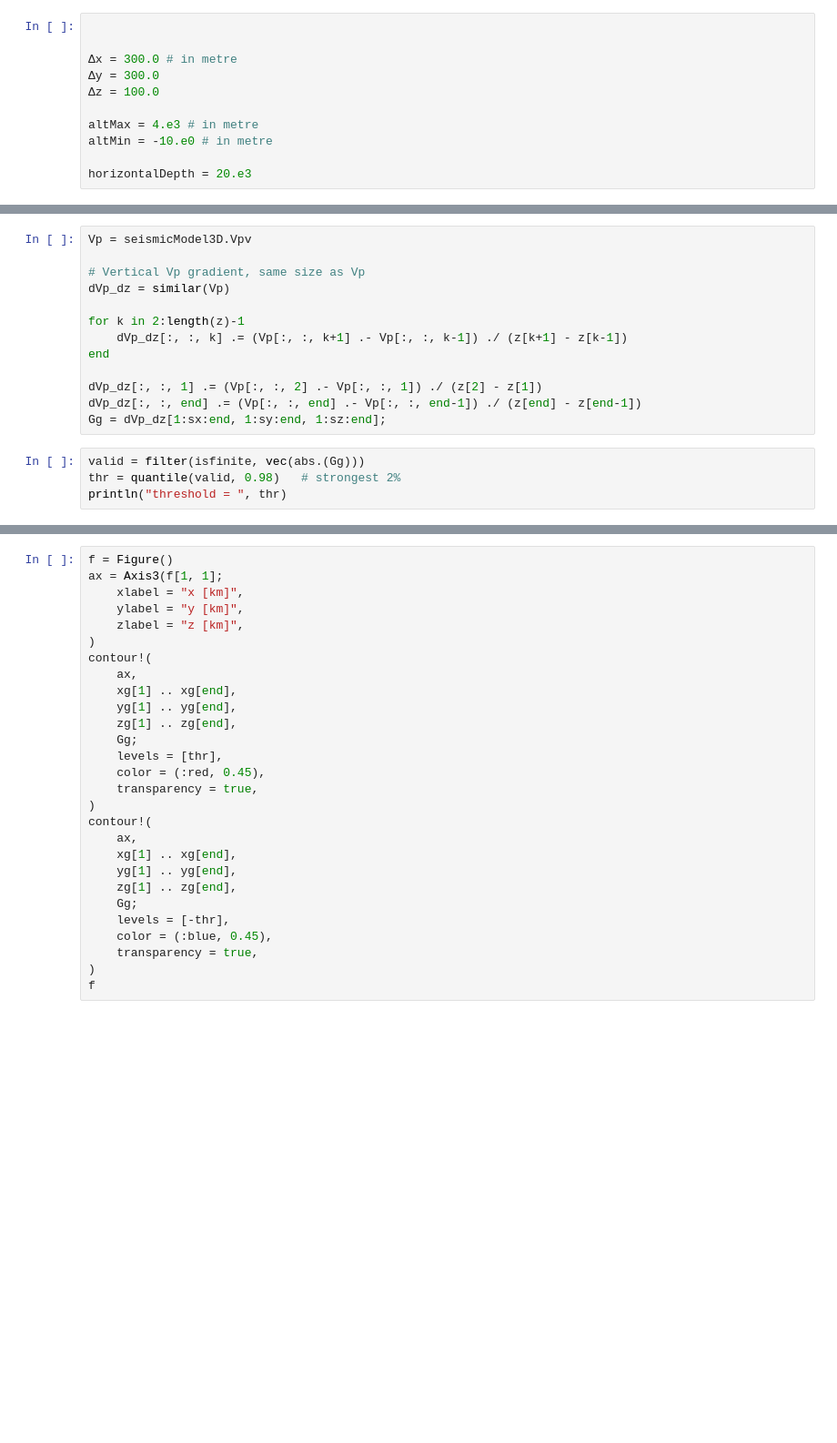
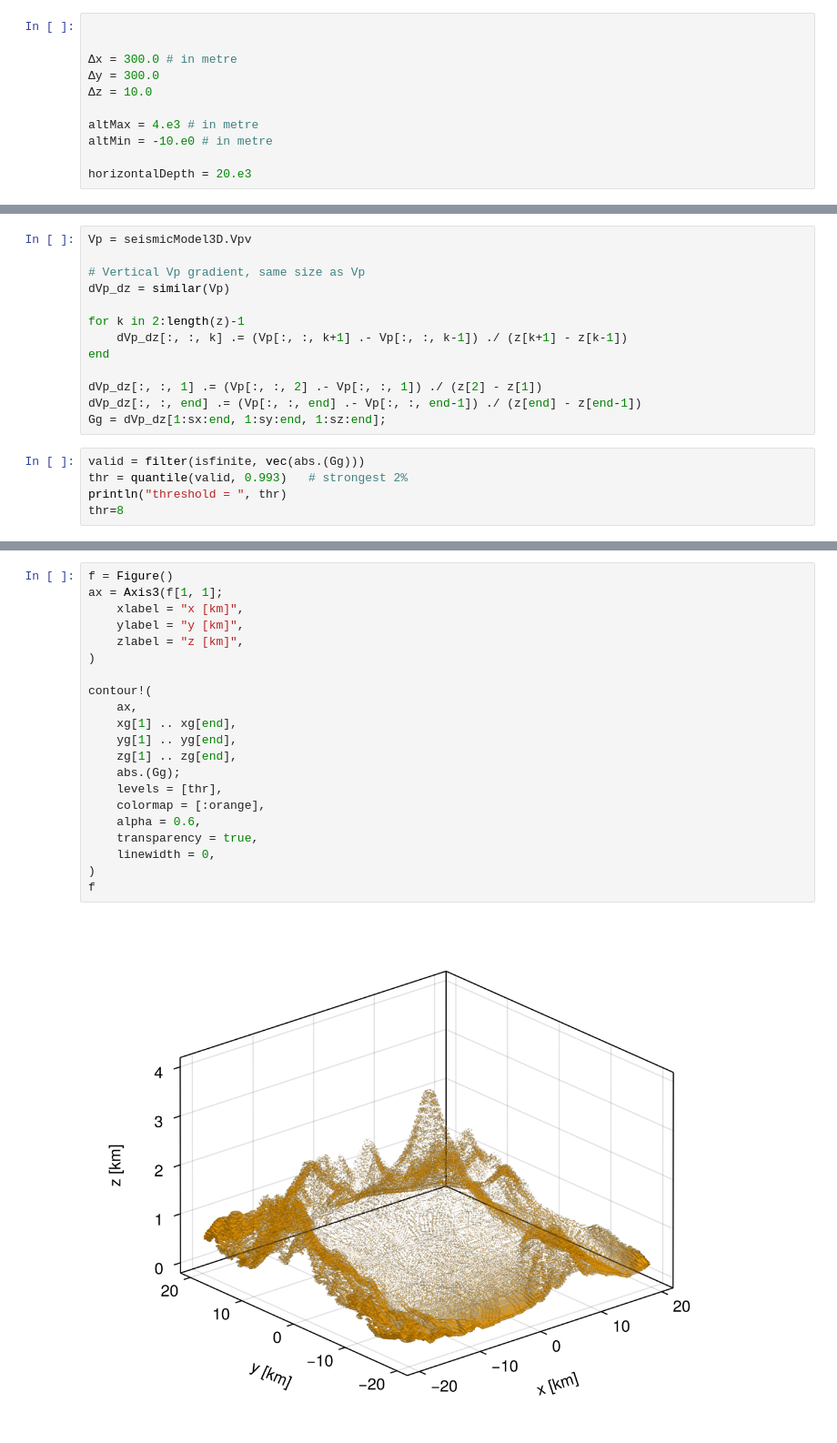
Before and after one commit to seismobassoon/flexOPT, a Jupyter notebook: notebooks/makeTopoWithSismicity.ipynb, the cells around one changed output, grey strips where cells are left out. Shown at 91% size. Saved outputs shown, nothing was run; the diff lists cells and outputs as text; blank space fills up the shorter version.

```diff
--- a/notebooks/makeTopoWithSismicity.ipynb
+++ b/notebooks/makeTopoWithSismicity.ipynb
@@ -32,7 +45,7 @@ p0 = GeoPoint(35.363602,138.726379) # summit of Mt Fuji
 
 Δx = 300.0 # in metre
 Δy = 300.0
-Δz = 100.0
+Δz = 10.0
 
 altMax = 4.e3 # in metre
 altMin = -10.e0 # in metre
@@ -125,5 +171,6 @@ dVp_dz[:, :, end] .= (Vp[:, :, end] .- Vp[:, :, end-1]) ./ (z[end] - z[end-1])
 Gg = dVp_dz[1:sx:end, 1:sy:end, 1:sz:end];
 # %%
 valid = filter(isfinite, vec(abs.(Gg)))
-thr = quantile(valid, 0.98)   # strongest 2%
+thr = quantile(valid, 0.993)   # strongest 2%
 println("threshold = ", thr)
+thr=8
@@ -130,28 +188,23 @@ println("threshold = ", thr)
 # %%
 f = Figure()
 ax = Axis3(f[1, 1];
     xlabel = "x [km]",
     ylabel = "y [km]",
     zlabel = "z [km]",
 )
+
 contour!(
     ax,
     xg[1] .. xg[end],
     yg[1] .. yg[end],
     zg[1] .. zg[end],
-    Gg;
+    abs.(Gg);
     levels = [thr],
-    color = (:red, 0.45),
+    colormap = [:orange],
+    alpha = 0.6,
     transparency = true,
-)
-contour!(
-    ax,
-    xg[1] .. xg[end],
-    yg[1] .. yg[end],
-    zg[1] .. zg[end],
-    Gg;
-    levels = [-thr],
-    color = (:blue, 0.45),
-    transparency = true,
+    linewidth = 0,
 )
 f
+# %% [output]
+[figure, added]
```
Also changed, not shown: parts of 37 cells of this notebook, 2 other files.
